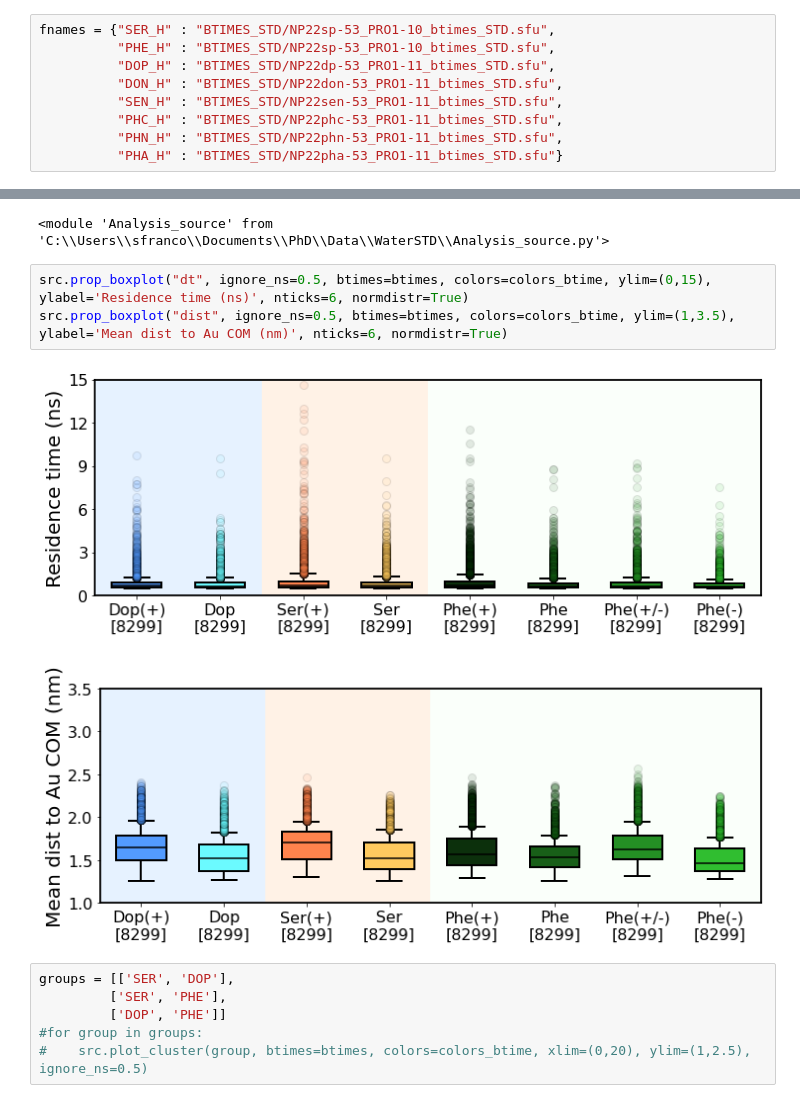
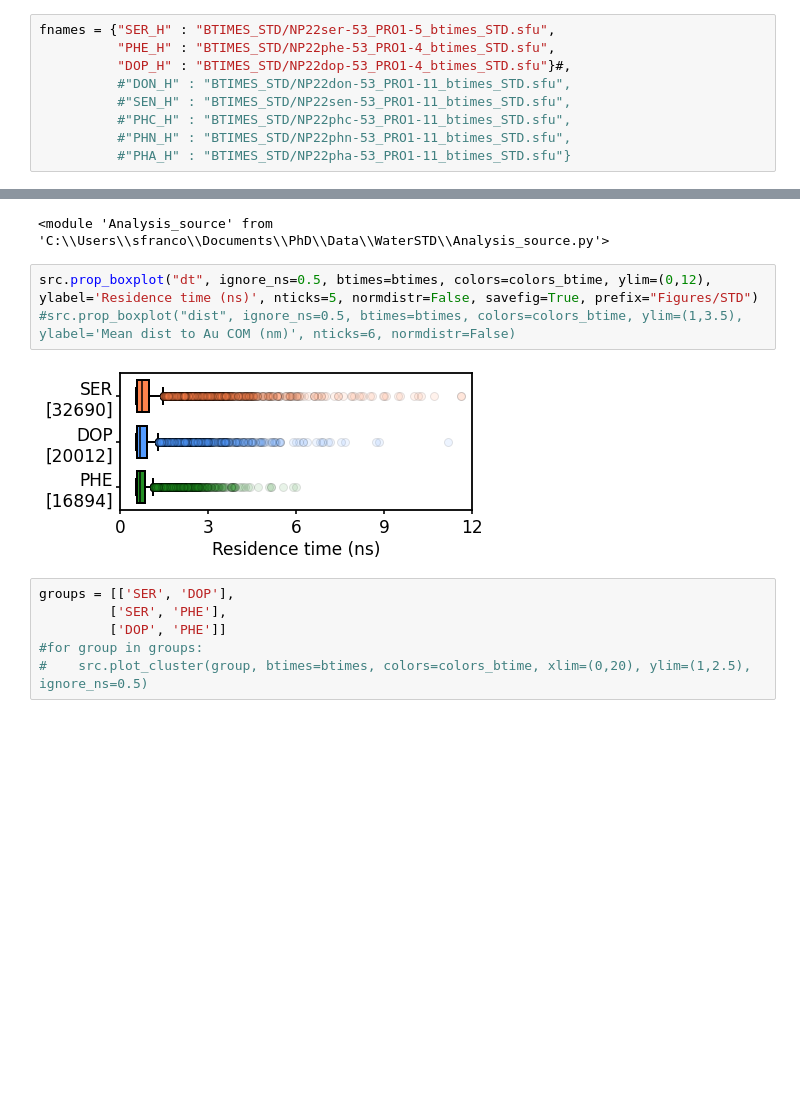
Before and after one commit to cebasfu93/MD_Analysis, a Jupyter notebook: WaterSTD/Analysis_STD.ipynb, the cells around one changed output, grey strips where cells are left out. Cells and saved outputs as stored; diff of their text form; blank space fills up the shorter version.

```diff
--- a/WaterSTD/Analysis_STD.ipynb
+++ b/WaterSTD/Analysis_STD.ipynb
@@ -15,14 +15,14 @@ colors_btime = {'DOP' : (0.0,0.4,1.0),\
                 'PHA' : (0.0,0.8,0.0)}
 colors_btime = {key: tuple(min(1.4*(c+(np.mean(col)-c)/2.), 1) for c in col) for key, col in colors_btime.items()}
 # %%
-fnames = {"SER_H" : "BTIMES_STD/NP22sp-53_PRO1-10_btimes_STD.sfu",
-          "PHE_H" : "BTIMES_STD/NP22sp-53_PRO1-10_btimes_STD.sfu",
-          "DOP_H" : "BTIMES_STD/NP22dp-53_PRO1-11_btimes_STD.sfu",
-          "DON_H" : "BTIMES_STD/NP22don-53_PRO1-11_btimes_STD.sfu",
-          "SEN_H" : "BTIMES_STD/NP22sen-53_PRO1-11_btimes_STD.sfu",
-          "PHC_H" : "BTIMES_STD/NP22phc-53_PRO1-11_btimes_STD.sfu",
-          "PHN_H" : "BTIMES_STD/NP22phn-53_PRO1-11_btimes_STD.sfu",
-          "PHA_H" : "BTIMES_STD/NP22pha-53_PRO1-11_btimes_STD.sfu"}
+fnames = {"SER_H" : "BTIMES_STD/NP22ser-53_PRO1-5_btimes_STD.sfu",
+          "PHE_H" : "BTIMES_STD/NP22phe-53_PRO1-4_btimes_STD.sfu",
+          "DOP_H" : "BTIMES_STD/NP22dop-53_PRO1-4_btimes_STD.sfu"}#,
+          #"DON_H" : "BTIMES_STD/NP22don-53_PRO1-11_btimes_STD.sfu",
+          #"SEN_H" : "BTIMES_STD/NP22sen-53_PRO1-11_btimes_STD.sfu",
+          #"PHC_H" : "BTIMES_STD/NP22phc-53_PRO1-11_btimes_STD.sfu",
+          #"PHN_H" : "BTIMES_STD/NP22phn-53_PRO1-11_btimes_STD.sfu",
+          #"PHA_H" : "BTIMES_STD/NP22pha-53_PRO1-11_btimes_STD.sfu"}
 # %% [markdown]
 # Import data
 # %%
@@ -75,11 +56,10 @@ reload(src)
 # %% [output]
 <module 'Analysis_source' from 'C:\\Users\\sfranco\\Documents\\PhD\\Data\\WaterSTD\\Analysis_source.py'>
 # %%
-src.prop_boxplot("dt", ignore_ns=0.5, btimes=btimes, colors=colors_btime, ylim=(0,15), ylabel='Residence time (ns)', nticks=6, normdistr=True)
-src.prop_boxplot("dist", ignore_ns=0.5, btimes=btimes, colors=colors_btime, ylim=(1,3.5), ylabel='Mean dist to Au COM (nm)', nticks=6, normdistr=True)
+src.prop_boxplot("dt", ignore_ns=0.5, btimes=btimes, colors=colors_btime, ylim=(0,12), ylabel='Residence time (ns)', nticks=5, normdistr=False, savefig=True, prefix="Figures/STD")
+#src.prop_boxplot("dist", ignore_ns=0.5, btimes=btimes, colors=colors_btime, ylim=(1,3.5), ylabel='Mean dist to Au COM (nm)', nticks=6, normdistr=False)
 # %% [output]
-[figure, old version]
+[figure, new version]
-[figure, removed]
 # %%
 groups = [['SER', 'DOP'],
          ['SER', 'PHE'],
```
Also changed, not shown: parts of 9 cells of this notebook, 3 other files.
